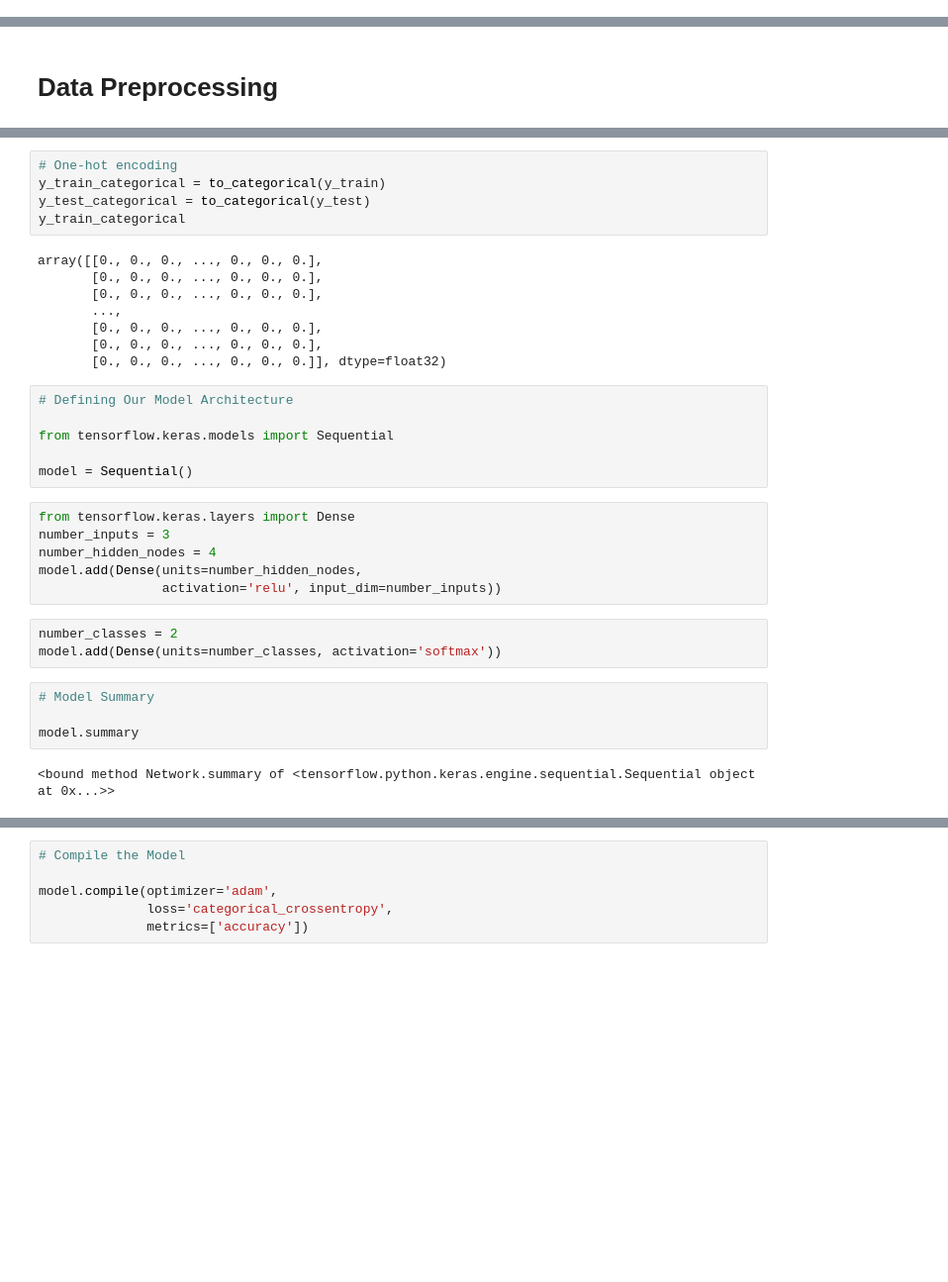
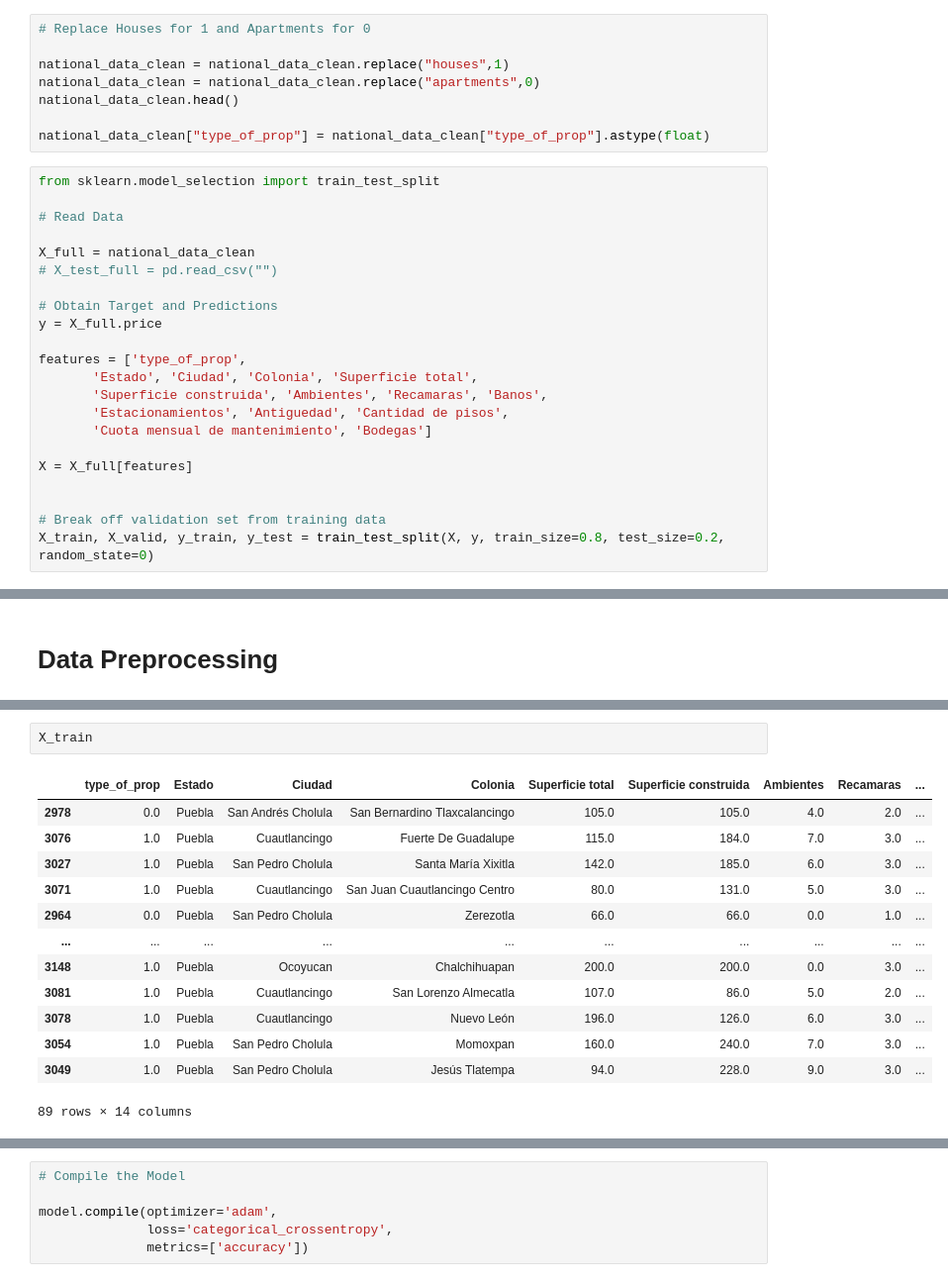
Before and after one commit to andrebestrada/Machine-Learning-Final-Project, a Jupyter notebook: Machine-Learning-Applied/Neural Network/neural_network.ipynb, the cells around one changed output, grey strips where cells are left out. Shown at 99% size. Cells and saved outputs as stored; diff of their text form; blank space fills up the shorter version.

```diff
--- a/Machine-Learning-Applied/Neural Network/neural_network.ipynb
+++ b/Machine-Learning-Applied/Neural Network/neural_network.ipynb
@@ -93,3 +74,33 @@ X_train, X_test, y_train, y_test = train_test_split(X, y, random_state=1)
 # %% [markdown]
 # Cleaning
+# %%
+# Replace Houses for 1 and Apartments for 0
+
+national_data_clean = national_data_clean.replace("houses",1)
+national_data_clean = national_data_clean.replace("apartments",0)
+national_data_clean.head()
+
+national_data_clean["type_of_prop"] = national_data_clean["type_of_prop"].astype(float)
+# %%
+from sklearn.model_selection import train_test_split
+
+# Read Data
+
+X_full = national_data_clean
+# X_test_full = pd.read_csv("")
+
+# Obtain Target and Predictions
+y = X_full.price
+
+features = ['type_of_prop',
+       'Estado', 'Ciudad', 'Colonia', 'Superficie total',
+       'Superficie construida', 'Ambientes', 'Recamaras', 'Banos',
+       'Estacionamientos', 'Antiguedad', 'Cantidad de pisos',
+       'Cuota mensual de mantenimiento', 'Bodegas']
+
+X = X_full[features]
+
+
+# Break off validation set from training data
+X_train, X_valid, y_train, y_test = train_test_split(X, y, train_size=0.8, test_size=0.2, random_state=0)
 # %%
@@ -118,34 +157,16 @@ from tensorflow.keras.utils import to_categorical
-# %%
-# One-hot encoding
-y_train_categorical = to_categorical(y_train)
-y_test_categorical = to_categorical(y_test)
-y_train_categorical
-# %% [output]
-array([[0., 0., 0., ..., 0., 0., 0.],
-       [0., 0., 0., ..., 0., 0., 0.],
-       [0., 0., 0., ..., 0., 0., 0.],
-       ...,
-       [0., 0., 0., ..., 0., 0., 0.],
-       [0., 0., 0., ..., 0., 0., 0.],
-       [0., 0., 0., ..., 0., 0., 0.]], dtype=float32)
-# %%
-# Defining Our Model Architecture
-
-from tensorflow.keras.models import Sequential
-
-model = Sequential()
-# %%
-from tensorflow.keras.layers import Dense
-number_inputs = 3
-number_hidden_nodes = 4
-model.add(Dense(units=number_hidden_nodes,
-                activation='relu', input_dim=number_inputs))
-# %%
-number_classes = 2
-model.add(Dense(units=number_classes, activation='softmax'))
-# %%
-# Model Summary
-
-model.summary
-# %% [output]
-<bound method Network.summary of <tensorflow.python.keras.engine.sequential.Sequential object at 0x...>>
+# %%
+X_train
+# %% [output]
+|  | type_of_prop | Estado | Ciudad | Colonia | Superficie total | Superficie construida | Ambientes | Recamaras | ... |
+| 2978 | 0.0 | Puebla | San Andrés Cholula | San Bernardino Tlaxcalancingo | 105.0 | 105.0 | 4.0 | 2.0 | ... |
+| 3076 | 1.0 | Puebla | Cuautlancingo | Fuerte De Guadalupe | 115.0 | 184.0 | 7.0 | 3.0 | ... |
+| 3027 | 1.0 | Puebla | San Pedro Cholula | Santa María Xixitla | 142.0 | 185.0 | 6.0 | 3.0 | ... |
+| 3071 | 1.0 | Puebla | Cuautlancingo | San Juan Cuautlancingo Centro | 80.0 | 131.0 | 5.0 | 3.0 | ... |
+| 2964 | 0.0 | Puebla | San Pedro Cholula | Zerezotla | 66.0 | 66.0 | 0.0 | 1.0 | ... |
+| ... | ... | ... | ... | ... | ... | ... | ... | ... | ... |
+| 3148 | 1.0 | Puebla | Ocoyucan | Chalchihuapan | 200.0 | 200.0 | 0.0 | 3.0 | ... |
+| 3081 | 1.0 | Puebla | Cuautlancingo | San Lorenzo Almecatla | 107.0 | 86.0 | 5.0 | 2.0 | ... |
+| 3078 | 1.0 | Puebla | Cuautlancingo | Nuevo León | 196.0 | 126.0 | 6.0 | 3.0 | ... |
+| 3054 | 1.0 | Puebla | San Pedro Cholula | Momoxpan | 160.0 | 240.0 | 7.0 | 3.0 | ... |
+| 3049 | 1.0 | Puebla | San Pedro Cholula | Jesús Tlatempa | 94.0 | 228.0 | 9.0 | 3.0 | ... |
+89 rows × 14 columns
```
Also changed, not shown: parts of 19 cells of this notebook.
